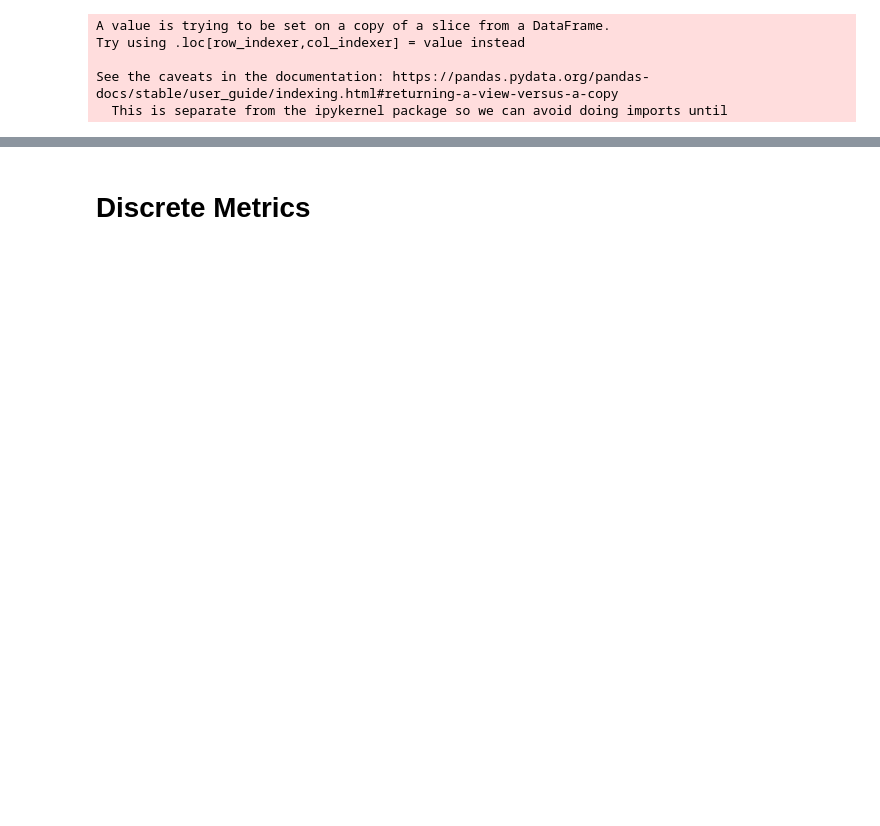
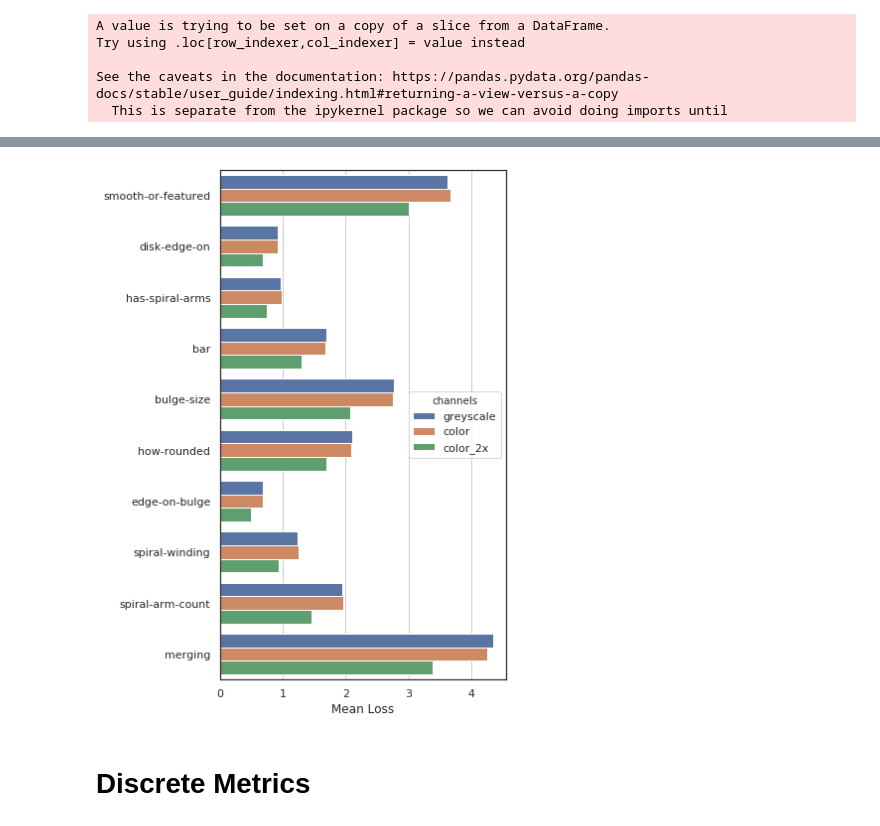
Before and after one commit to colinleach/zoobot, a Jupyter notebook: notebooks/multiq/performance/performance_metrics.ipynb, the cells around one changed output, grey strips where cells are left out. Cells and saved outputs as stored; diff of their text form; code cells hidden in the pictures; blank space fills up the shorter version.

```diff
--- a/notebooks/multiq/performance/performance_metrics.ipynb
+++ b/notebooks/multiq/performance/performance_metrics.ipynb
@@ -194,3 +298,21 @@ question
+# %%
+
+data_color = pd.read_csv('mean_loss_color.csv')
+data_greyscale = pd.read_csv('mean_loss_greyscale.csv')
+data_color_2x = pd.read_csv('mean_loss_color_dist.csv')
+data = pd.concat([data_greyscale, data_color, data_color_2x])
+
+sns.set_style('whitegrid', {'axes.edgecolor': '0.2'})
+sns.set_context('notebook')
+# sns.set_palette(repeating_palette)
+fig, ax = plt.subplots(figsize=(6, 8))
+sns.barplot(data=data, y='question', x='mean_loss', hue='channels', ax=ax)
+plt.xlabel('Mean Loss')
+plt.ylabel('')
+fig.tight_layout()
+# plt.savefig('mean_deviation_bar.pdf')
+# %% [output]
+[figure, added]
 # %% [markdown]
 # Discrete Metrics
 # %%
```
Also changed, not shown: parts of 68 cells of this notebook.
